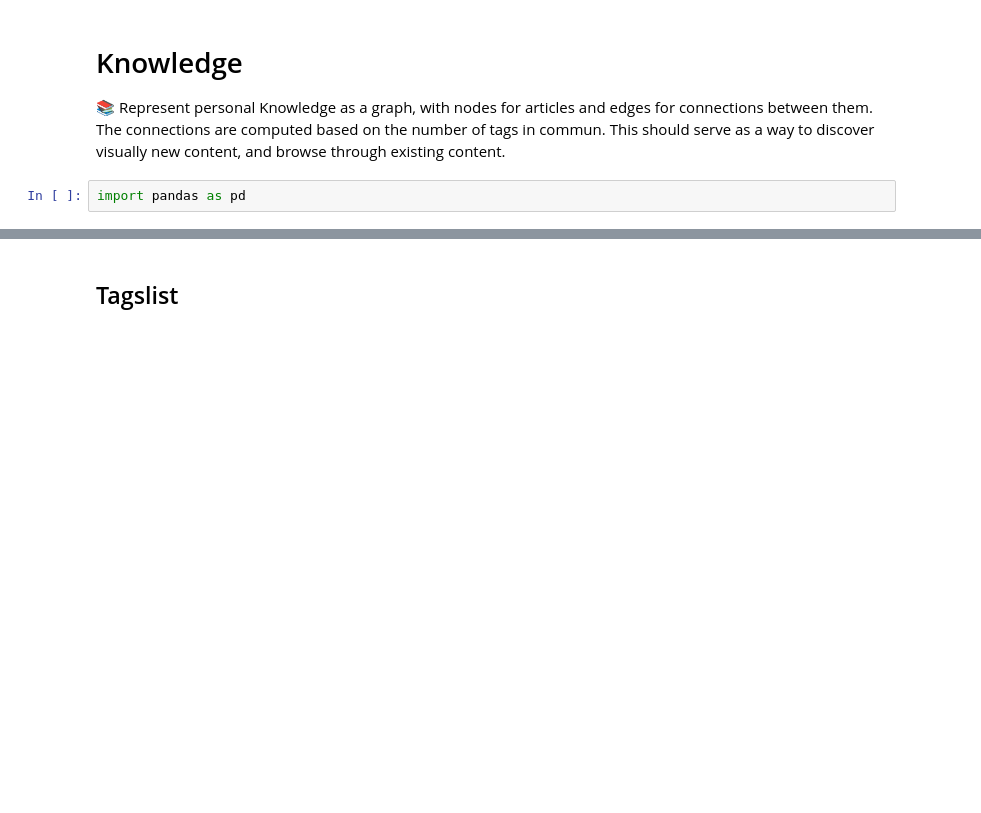
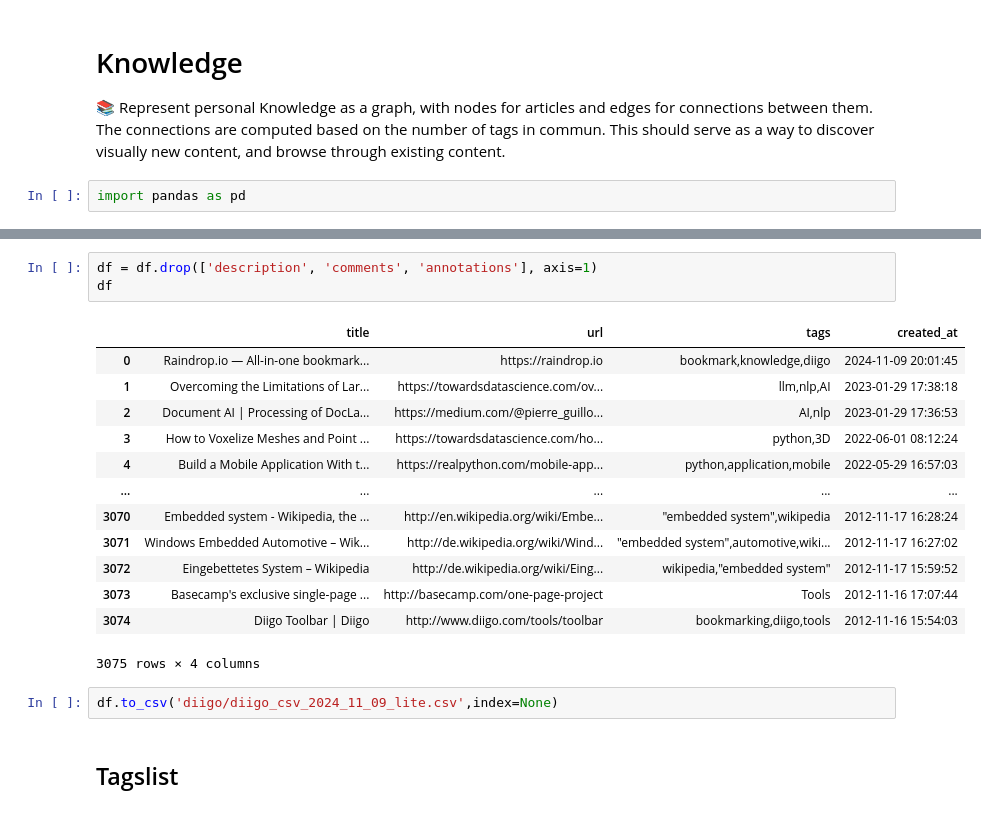
Before and after one commit to slevin48/knowledge, a Jupyter notebook: knowledge.ipynb, the cells around one changed output, grey strips where cells are left out. Cells and saved outputs as stored; diff of their text form; blank space fills up the shorter version.

```diff
--- a/knowledge.ipynb
+++ b/knowledge.ipynb
@@ -37,3 +42,22 @@ n
+# %%
+df = df.drop(['description', 'comments', 'annotations'], axis=1)
+df
+# %% [output]
+|  | title | url | tags | created_at |
+| 0 | Raindrop.io — All-in-one bookmark... | https://raindrop.io | bookmark,knowledge,diigo | 2024-11-09 20:01:45 |
+| 1 | Overcoming the Limitations of Lar... | https://towardsdatascience.com/ov... | llm,nlp,AI | 2023-01-29 17:38:18 |
+| 2 | Document AI | Processing of DocLa... | https://medium.com/@pierre_guillo... | AI,nlp | 2023-01-29 17:36:53 |
+| 3 | How to Voxelize Meshes and Point ... | https://towardsdatascience.com/ho... | python,3D | 2022-06-01 08:12:24 |
+| 4 | Build a Mobile Application With t... | https://realpython.com/mobile-app... | python,application,mobile | 2022-05-29 16:57:03 |
+| ... | ... | ... | ... | ... |
+| 3070 | Embedded system - Wikipedia, the ... | http://en.wikipedia.org/wiki/Embe... | "embedded system",wikipedia | 2012-11-17 16:28:24 |
+| 3071 | Windows Embedded Automotive – Wik... | http://de.wikipedia.org/wiki/Wind... | "embedded system",automotive,wiki... | 2012-11-17 16:27:02 |
+| 3072 | Eingebettetes System – Wikipedia | http://de.wikipedia.org/wiki/Eing... | wikipedia,"embedded system" | 2012-11-17 15:59:52 |
+| 3073 | Basecamp's exclusive single-page ... | http://basecamp.com/one-page-project | Tools | 2012-11-16 17:07:44 |
+| 3074 | Diigo Toolbar | Diigo | http://www.diigo.com/tools/toolbar | bookmarking,diigo,tools | 2012-11-16 15:54:03 |
+3075 rows × 4 columns
+# %%
+df.to_csv('diigo/diigo_csv_2024_11_09_lite.csv',index=None)
 # %% [markdown]
 ## Tagslist
 # %%
```
Also changed, not shown: parts of 24 cells of this notebook, 10 other files.
